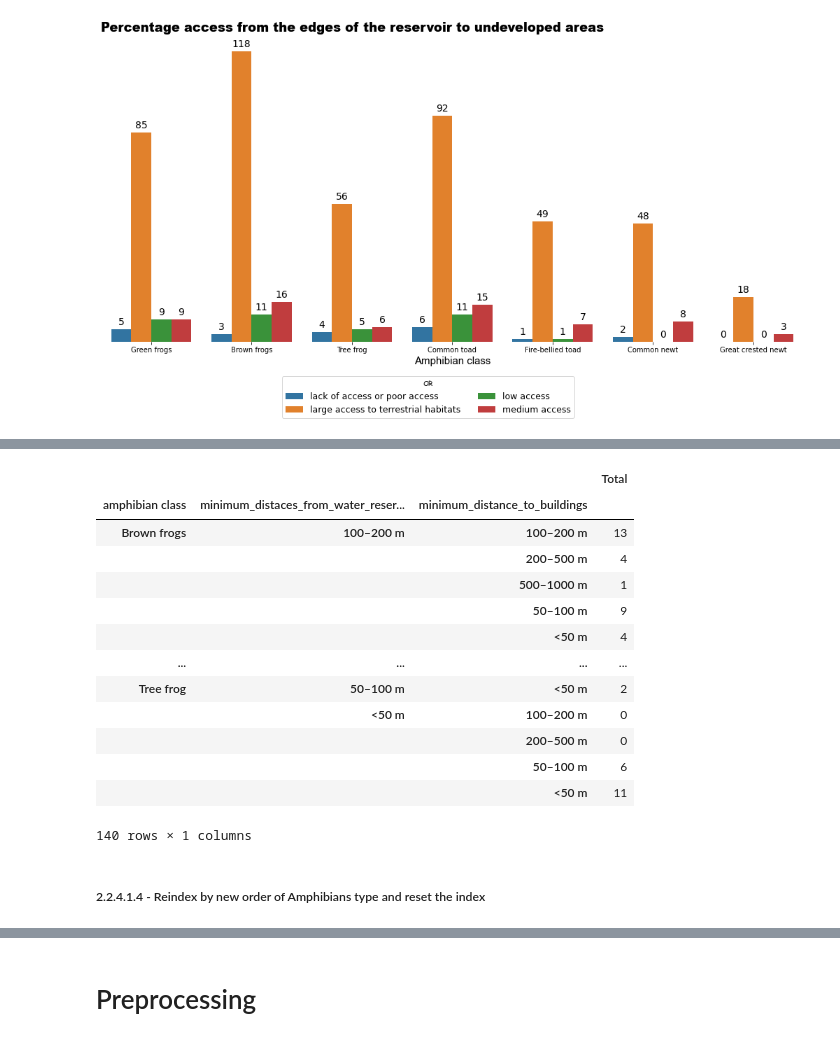
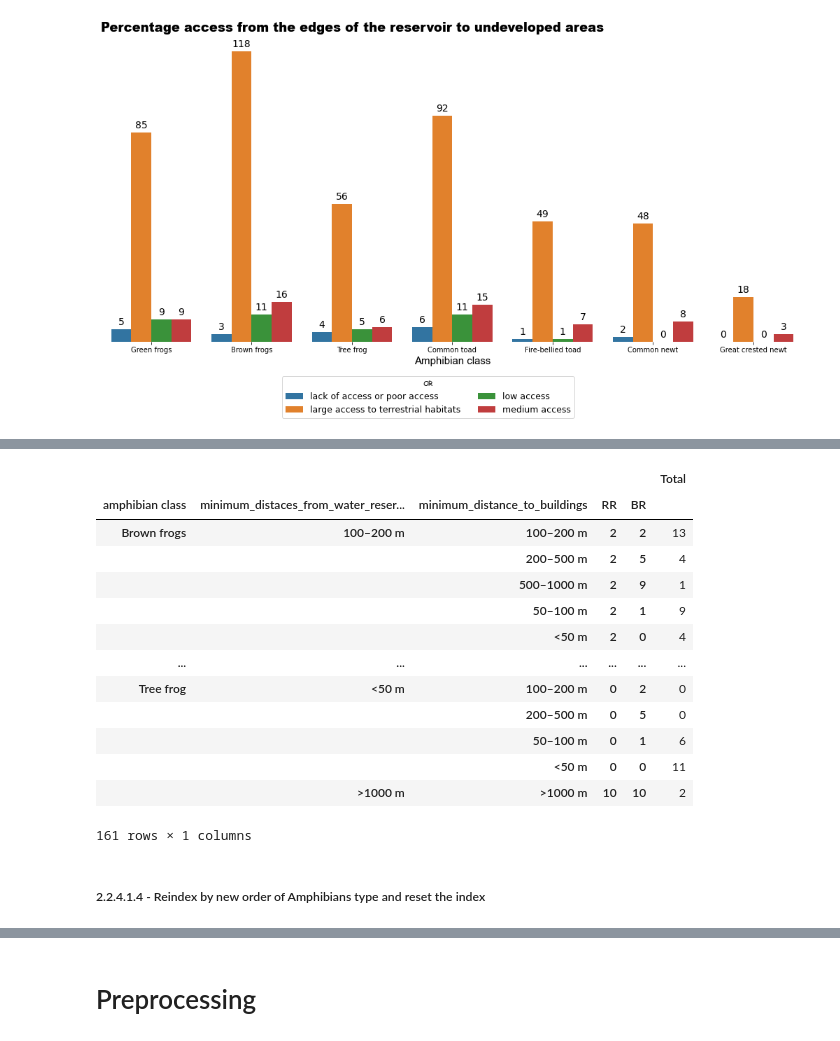
Before and after one commit to Renata-Thomazelli/amphibians, a Jupyter notebook: amphibians-Copy1.ipynb, the cells around one changed output, grey strips where cells are left out. Drawn from its saved outputs; the diff is of its cells as text; code cells hidden in the pictures.

```diff
--- a/amphibians-Copy1.ipynb
+++ b/amphibians-Copy1.ipynb
@@ -796,8 +777,10 @@ BR - minimum_distance_to_buildings
 rr_br_labes_and_target_list = classification_target_list.copy()
 rr_br_labes_and_target_list.append('minimum_distaces_from_water_reservoir_to_roads')
 rr_br_labes_and_target_list.append('minimum_distance_to_buildings')
+rr_br_labes_and_target_list.append('RR')
+rr_br_labes_and_target_list.append('BR')
 new_df_with_described_categories[classification_target_list]=new_df_with_described_categories[classification_target_list].astype("int8")
 
 
-new_df_with_described_categories_or = new_df_with_described_categories[rr_br_labes_and_target_list]
+new_df_with_described_categories_minimus = new_df_with_described_categories[rr_br_labes_and_target_list]
 # %%
@@ -821,5 +810,5 @@ new_df_with_described_categories_or
 # %%
 
-new_df_with_described_categories_or_grouped = new_df_with_described_categories_or.groupby(['minimum_distaces_from_water_reservoir_to_roads','minimum_distance_to_buildings']).agg('sum')
+new_df_with_described_categories_or_grouped = new_df_with_described_categories_minimus.groupby(['minimum_distaces_from_water_reservoir_to_roads','minimum_distance_to_buildings','RR','BR']).agg('sum')
 new_df_with_described_categories_or_grouped
 # %% [output]
@@ -847,7 +836,7 @@ new_df_with_described_categories_or_grouped
 new_df_with_described_categories_or_grouped = (
     new_df_with_described_categories_or_grouped
     .stack() #Here we have a serie with multindex
-    .rename_axis(['minimum_distaces_from_water_reservoir_to_roads', 'minimum_distance_to_buildings','amphibian class'])
+    .rename_axis(['minimum_distaces_from_water_reservoir_to_roads', 'minimum_distance_to_buildings','RR','BR','amphibian class'])
 
     .reset_index(name='Total')
 
@@ -872,24 +861,24 @@ new_df_with_described_categories_or_grouped
 # %%
 order=['Green frogs','Brown frogs','Tree frog','Common toad','Fire-bellied toad','Common newt','Great crested newt']
-new_grouped_minimum = new_df_with_described_categories_or_grouped.groupby(['amphibian class','minimum_distaces_from_water_reservoir_to_roads','minimum_distance_to_buildings'])["Total"].agg('sum').to_frame()
+new_grouped_minimum = new_df_with_described_categories_or_grouped.groupby(['amphibian class','minimum_distaces_from_water_reservoir_to_roads','minimum_distance_to_buildings','RR','BR'])["Total"].agg('sum').to_frame()
 new_grouped_minimum
 # %% [output]
-|  |  |  | Total |
-| amphibian class | minimum_distaces_from_water_reser... | minimum_distance_to_buildings |  |
-| Brown frogs | 100–200 m | 100–200 m | 13 |
-|  |  | 200–500 m | 4 |
-|  |  | 500–1000 m | 1 |
-|  |  | 50–100 m | 9 |
-|  |  | <50 m | 4 |
-| ... | ... | ... | ... |
-| Tree frog | 50–100 m | <50 m | 2 |
-|  | <50 m | 100–200 m | 0 |
-|  |  | 200–500 m | 0 |
-|  |  | 50–100 m | 6 |
-|  |  | <50 m | 11 |
+|  |  |  |  |  | Total |
+| amphibian class | minimum_distaces_from_water_reser... | minimum_distance_to_buildings | RR | BR |  |
+| Brown frogs | 100–200 m | 100–200 m | 2 | 2 | 13 |
+|  |  | 200–500 m | 2 | 5 | 4 |
+|  |  | 500–1000 m | 2 | 9 | 1 |
+|  |  | 50–100 m | 2 | 1 | 9 |
+|  |  | <50 m | 2 | 0 | 4 |
+| ... | ... | ... | ... | ... | ... |
+| Tree frog | <50 m | 100–200 m | 0 | 2 | 0 |
+|  |  | 200–500 m | 0 | 5 | 0 |
+|  |  | 50–100 m | 0 | 1 | 6 |
+|  |  | <50 m | 0 | 0 | 11 |
+|  | >1000 m | >1000 m | 10 | 10 | 2 |
-140 rows × 1 columns
+161 rows × 1 columns
-# %% [markdown]
-##### 2.2.4.1.4 - Reindex by new order of Amphibians type and reset the index
+# %% [markdown]
+##### 2.2.4.1.4 - Reindex by new order of Amphibians type and reset the index
 # %%
 new_grouped_minimum=new_grouped_minimum.reindex(level='amphibian class',labels=order)
 new_grouped_minimum
```
Also changed, not shown: parts of 164 cells of this notebook, 3 other files.
